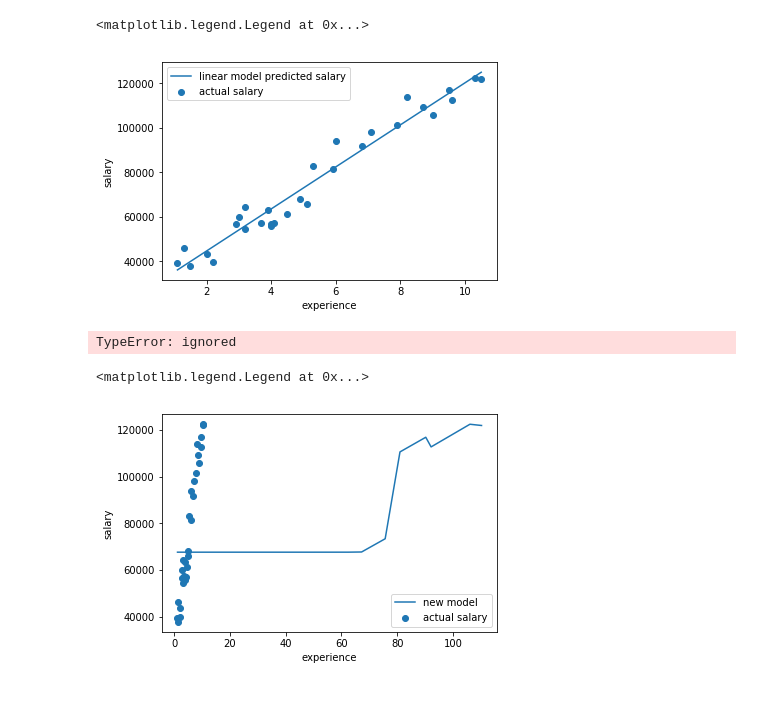
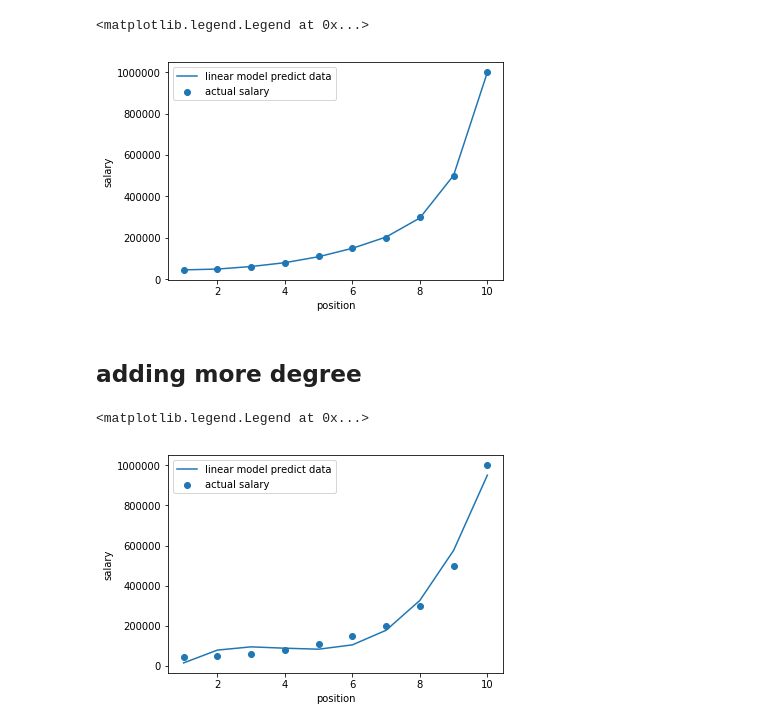
Before and after one commit to Akshat111999/MLsummer19, a Jupyter notebook: polyReg.ipynb, the cells around one changed output. Drawn from its saved outputs; the diff is of its cells as text; code cells hidden in the pictures; blank space fills up the shorter version.

Commit message:
Polynomial Regression

```diff
--- a/polyReg.ipynb
+++ b/polyReg.ipynb
@@ -6,3 +6,2 @@ import pandas as pd
 # %%
-# data loading
-df = pd.read_csv('salary.csv')
+df=pd.read_csv('pos_sal.csv')
@@ -9,7 +28,8 @@ df = pd.read_csv('salary.csv')
 # %%
-# exp
-exp=df.iloc[:,0:1].values
+#for poly model
+#exp
+x= df.iloc[:,1:2].values
 # %%
 #sal
-sal = df.iloc[:,1:].values
+y=df.iloc[:,2:].values
 # %%
@@ -31,18 +67,12 @@ ltrain=lreg.fit(exp,sal)
 # %%
-# now creating linear model again
-#visualizing the data
-plt.xlabel('experience')
+#graph implement
+#plotting graph against data
+plt.xlabel('position')
 plt.ylabel('salary')
 
-plt.scatter(exp,sal,label='actual salary')
-plt.plot(exp,ltrain.predict(exp), label='linear model predicted salary')
-             #predicted salary
+plt.scatter(x,y,label='actual salary')
+plt.plot(x, trained2.predict(newx), label='linear model predict data')
 plt.legend()
 # %% [output]
 <matplotlib.legend.Legend at 0x...>
-[figure, old version]
+[figure, new version]
-# %%
-# new exp data apply in model
-reg2=LinearRegression(degree=6)
-# %% [output]
-TypeError: ignored
@@ -51,14 +79,22 @@ trained2=reg2.fit(newexp,sal)
+# %% [markdown]
+## adding more degree
+# %%
+#second degree only
+poly= PolynomialFeatures(degree=3)
+#apply data in poly
+newx1=poly.fit_transform(x)
+#linear regression
+regr3=LinearRegression()
+trained3=regr3.fit(newx1,y)
 # %%
-# now creating linear model again
-
-#visualizing the data
-plt.xlabel('experience')
+#graph implement
+#plotting graph against data
+plt.xlabel('position')
 plt.ylabel('salary')
 
-plt.scatter(exp,sal,label='actual salary')
-plt.plot(exp2,trained2.predict(newexp), label='new model')
-             #predicted salary
+plt.scatter(x,y,label='actual salary')
+plt.plot(x, trained3.predict(newx1), label='linear model predict data')
 plt.legend()
 # %% [output]
 <matplotlib.legend.Legend at 0x...>
-[figure, old version]
+[figure, new version]
```
Also changed, not shown: parts of 14 cells of this notebook.
